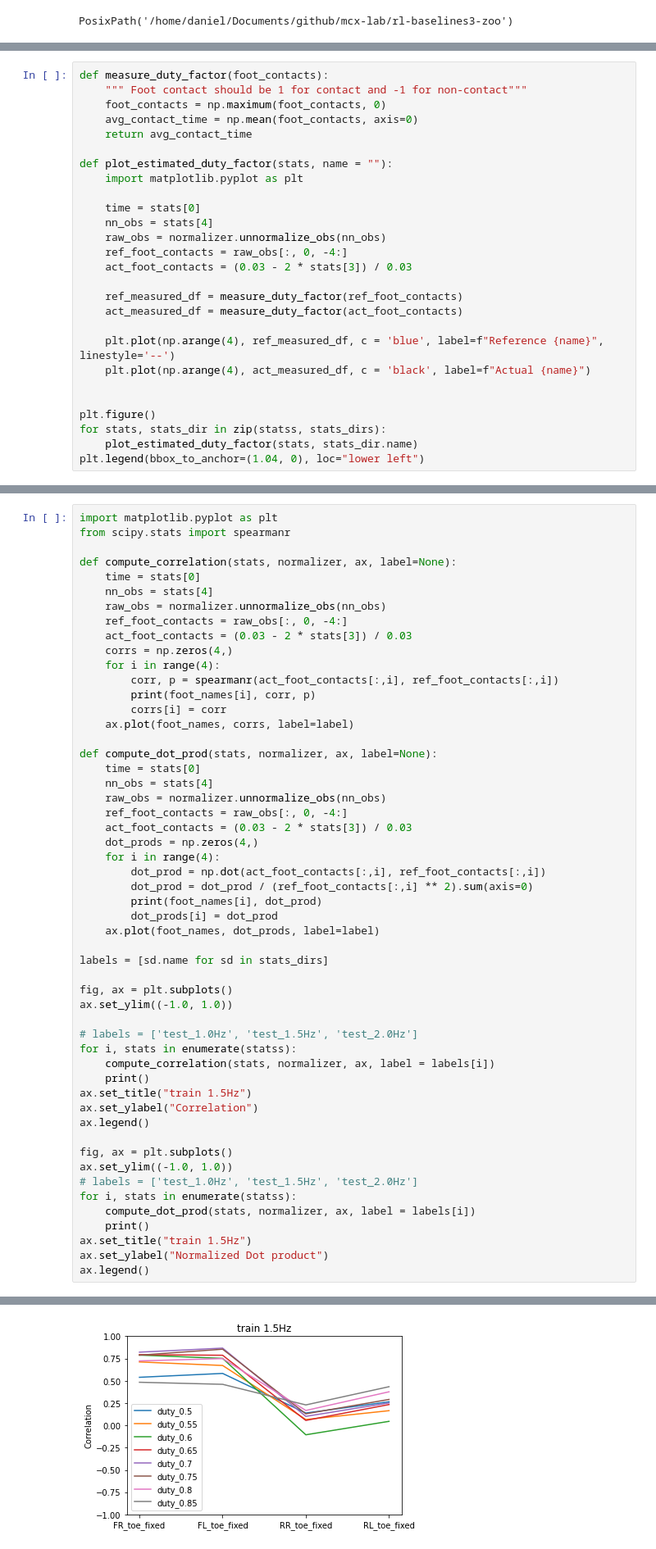
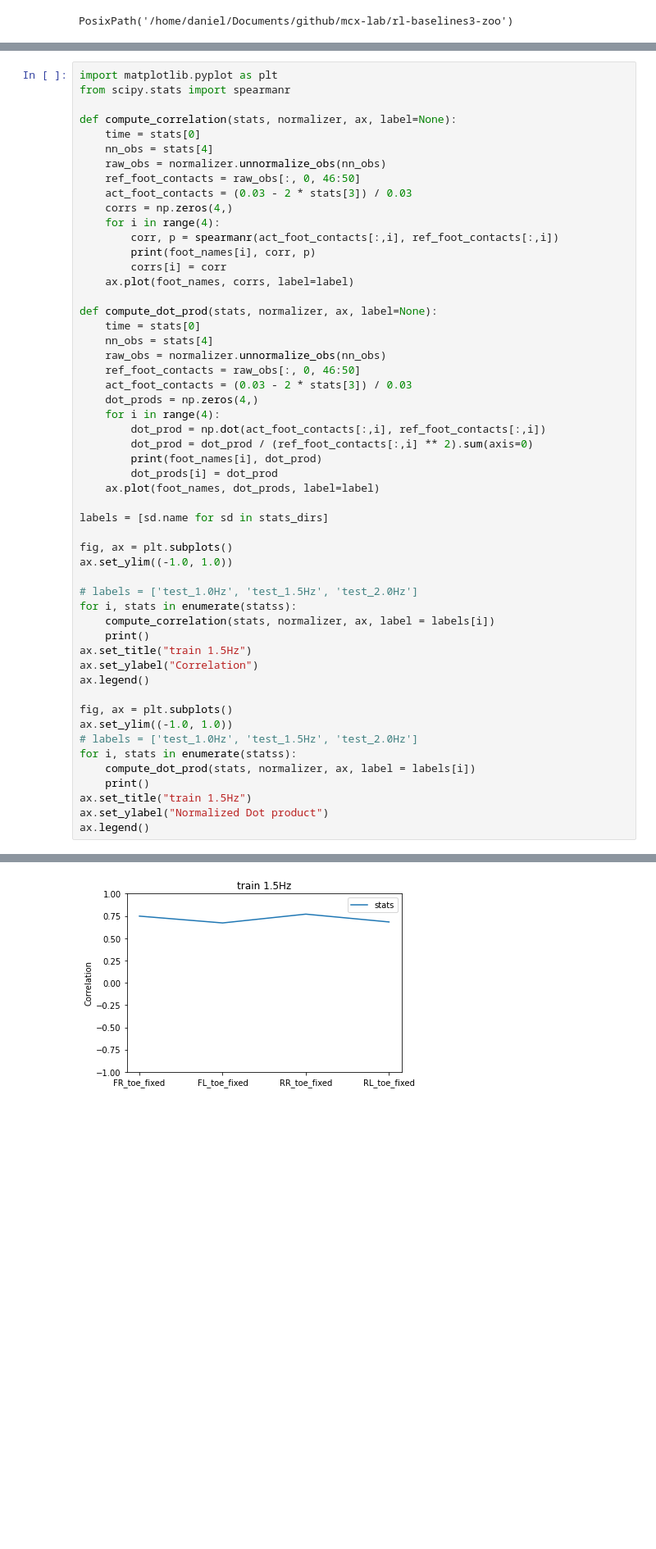
Before and after one commit to mcx-lab/rl-baselines3-zoo, a Jupyter notebook: notebooks/inspect_stats.ipynb, the cells around one changed output, grey strips where cells are left out. Shown: that part at 82% size. Cells and saved outputs as stored; diff of their text form; blank space fills up the shorter version.

```diff
--- a/notebooks/inspect_stats.ipynb
+++ b/notebooks/inspect_stats.ipynb
@@ -144,27 +105,0 @@ WARNING:matplotlib.legend:No handles with labels found to put in legend.
-# %%
-def measure_duty_factor(foot_contacts):
-    """ Foot contact should be 1 for contact and -1 for non-contact"""
-    foot_contacts = np.maximum(foot_contacts, 0)
-    avg_contact_time = np.mean(foot_contacts, axis=0)
-    return avg_contact_time
-
-def plot_estimated_duty_factor(stats, name = ""):
-    import matplotlib.pyplot as plt
-
-    time = stats[0]
-    nn_obs = stats[4]
-    raw_obs = normalizer.unnormalize_obs(nn_obs)
-    ref_foot_contacts = raw_obs[:, 0, -4:]
-    act_foot_contacts = (0.03 - 2 * stats[3]) / 0.03
-
-    ref_measured_df = measure_duty_factor(ref_foot_contacts)
-    act_measured_df = measure_duty_factor(act_foot_contacts)
-
-    plt.plot(np.arange(4), ref_measured_df, c = 'blue', label=f"Reference {name}", linestyle='--')
-    plt.plot(np.arange(4), act_measured_df, c = 'black', label=f"Actual {name}")
-
-
-plt.figure()
-for stats, stats_dir in zip(statss, stats_dirs):
-    plot_estimated_duty_factor(stats, stats_dir.name)
-plt.legend(bbox_to_anchor=(1.04, 0), loc="lower left")
@@ -179,7 +111,7 @@ def compute_correlation(stats, normalizer, ax, label=None):
     time = stats[0]
     nn_obs = stats[4]
     raw_obs = normalizer.unnormalize_obs(nn_obs)
-    ref_foot_contacts = raw_obs[:, 0, -4:]
+    ref_foot_contacts = raw_obs[:, 0, 46:50]
     act_foot_contacts = (0.03 - 2 * stats[3]) / 0.03
     corrs = np.zeros(4,)
     for i in range(4):
@@ -192,7 +124,7 @@ def compute_dot_prod(stats, normalizer, ax, label=None):
     time = stats[0]
     nn_obs = stats[4]
     raw_obs = normalizer.unnormalize_obs(nn_obs)
-    ref_foot_contacts = raw_obs[:, 0, -4:]
+    ref_foot_contacts = raw_obs[:, 0, 46:50]
     act_foot_contacts = (0.03 - 2 * stats[3]) / 0.03
     dot_prods = np.zeros(4,)
     for i in range(4):
@@ -245,2 +169,2 @@ RL_toe_fixed 0.5458666681801344
 <matplotlib.legend.Legend at 0x...>
-[figure, old version]
+[figure, new version]
```
Also changed, not shown: parts of 4 cells of this notebook, 3 other files.
